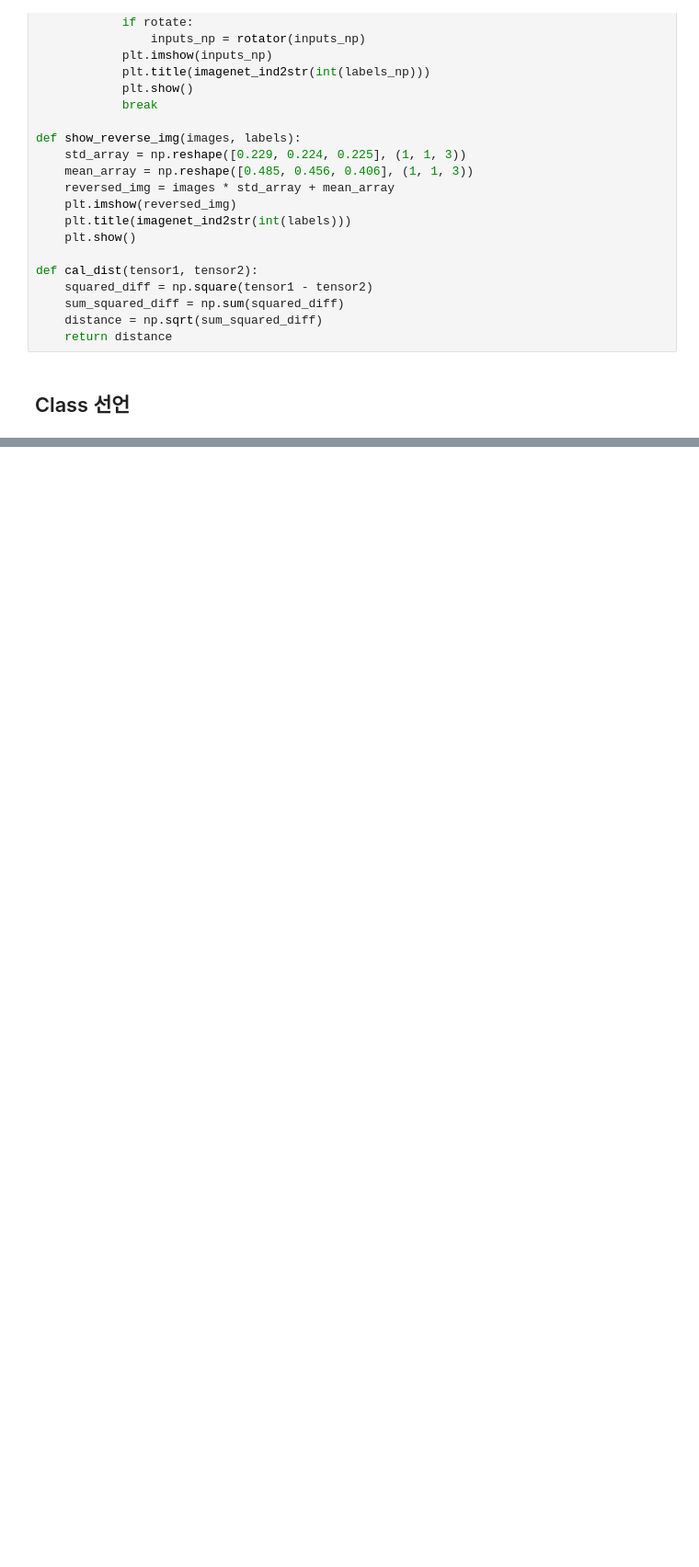
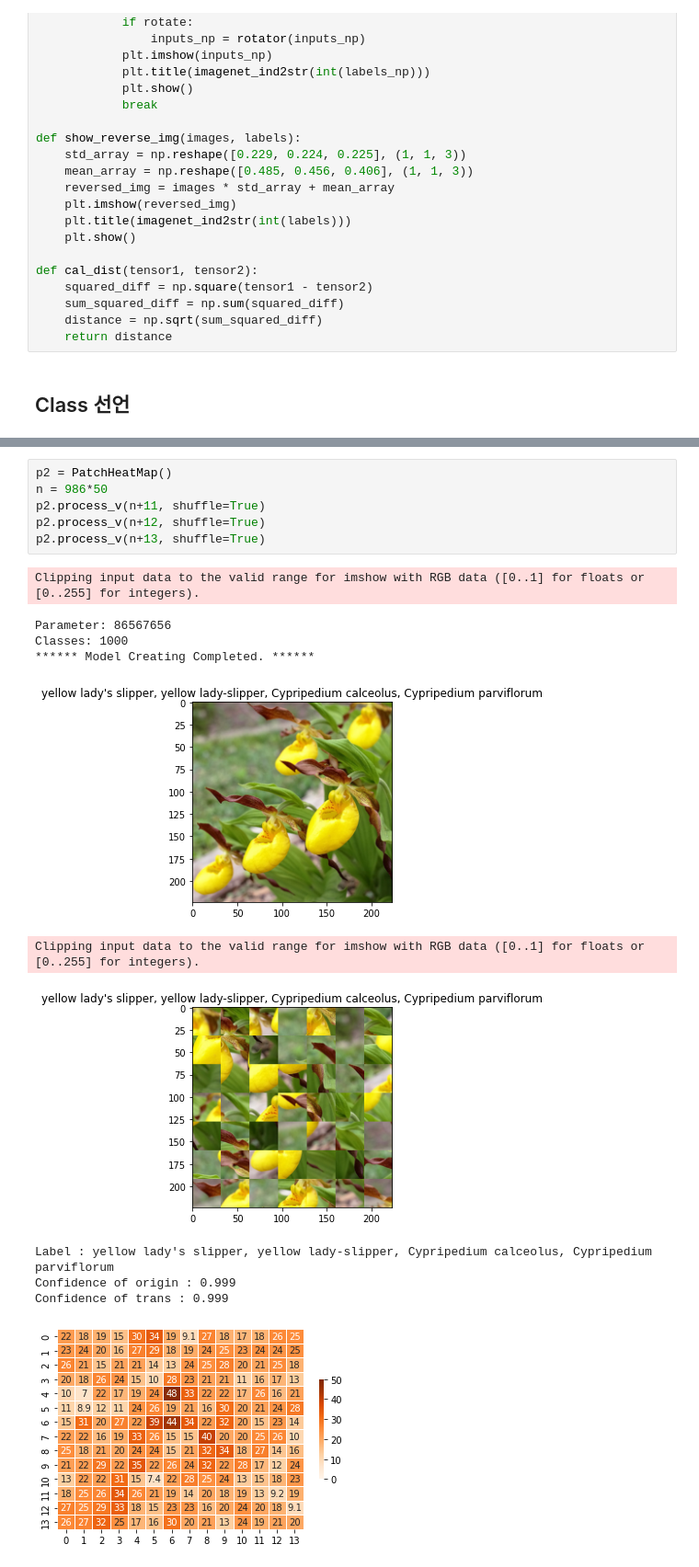
Before and after one commit to HiMyNameIsDavidKim/ML_Example, a Jupyter notebook: CV/patch_trans.ipynb, the cells around one changed output, grey strips where cells are left out. Shown at 92% size. Drawn from its saved outputs; the diff is of its cells as text; blank space fills up the shorter version.

```diff
--- a/CV/patch_trans.ipynb
+++ b/CV/patch_trans.ipynb
@@ -236,0 +307,18 @@ Classes: 1000
+# %%
+p2 = PatchHeatMap()
+n = 986*50
+p2.process_v(n+11, shuffle=True)
+p2.process_v(n+12, shuffle=True)
+p2.process_v(n+13, shuffle=True)
+# %% [output]
+Clipping input data to the valid range for imshow with RGB data ([0..1] for floats or [0..255] for integers).
+Parameter: 86567656
+Classes: 1000
+****** Model Creating Completed. ******
+[figure, added]
+Clipping input data to the valid range for imshow with RGB data ([0..1] for floats or [0..255] for integers).
+[figure, added]
+Label : yellow lady's slipper, yellow lady-slipper, Cypripedium calceolus, Cypripedium parviflorum
+Confidence of origin : 0.999
+Confidence of trans : 0.999
+[figure, added]
```
Also changed, not shown: parts of 13 cells of this notebook, 1 other file.
